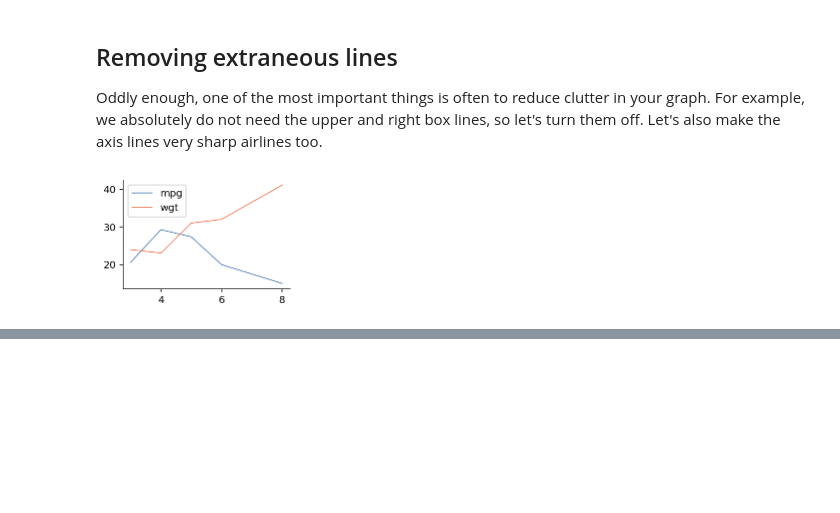
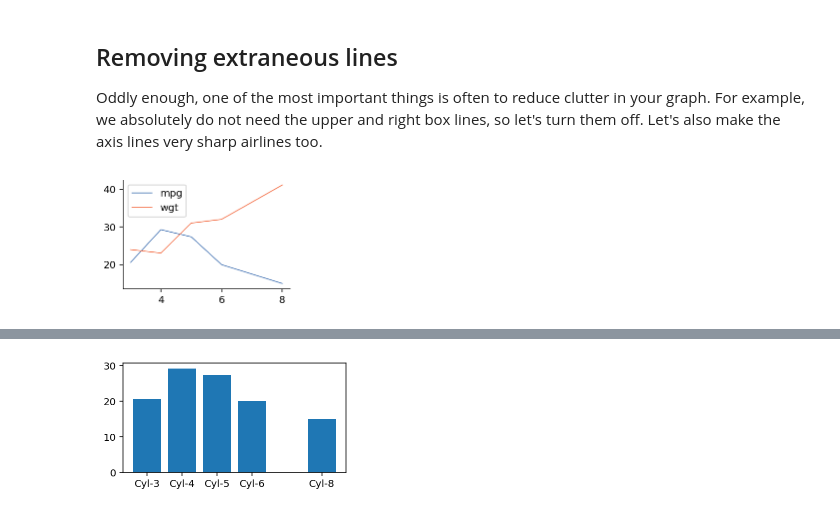
Before and after one commit to parrt/msds593, a Jupyter notebook: notebooks/matplotlib-beautify.ipynb, the cells around one changed output, grey strips where cells are left out. Cells and saved outputs as stored; diff of their text form; code cells hidden in the pictures; blank space fills up the shorter version.

```diff
--- a/notebooks/matplotlib-beautify.ipynb
+++ b/notebooks/matplotlib-beautify.ipynb
@@ -277,0 +315,8 @@ plt.show()
+# %%
+fig, ax = plt.subplots(figsize=(4,2))  # make one subplot (ax) on the figure
+ax.bar(cyl, avg_mpg)
+ax.set_xticks(cyl)                     # make sure we have a ticket for every cyl value
+ax.set_xticklabels([f'Cyl-{n}' for n in cyl])
+plt.show()
+# %% [output]
+[figure, added]
```
Also changed, not shown: parts of 11 cells of this notebook.
